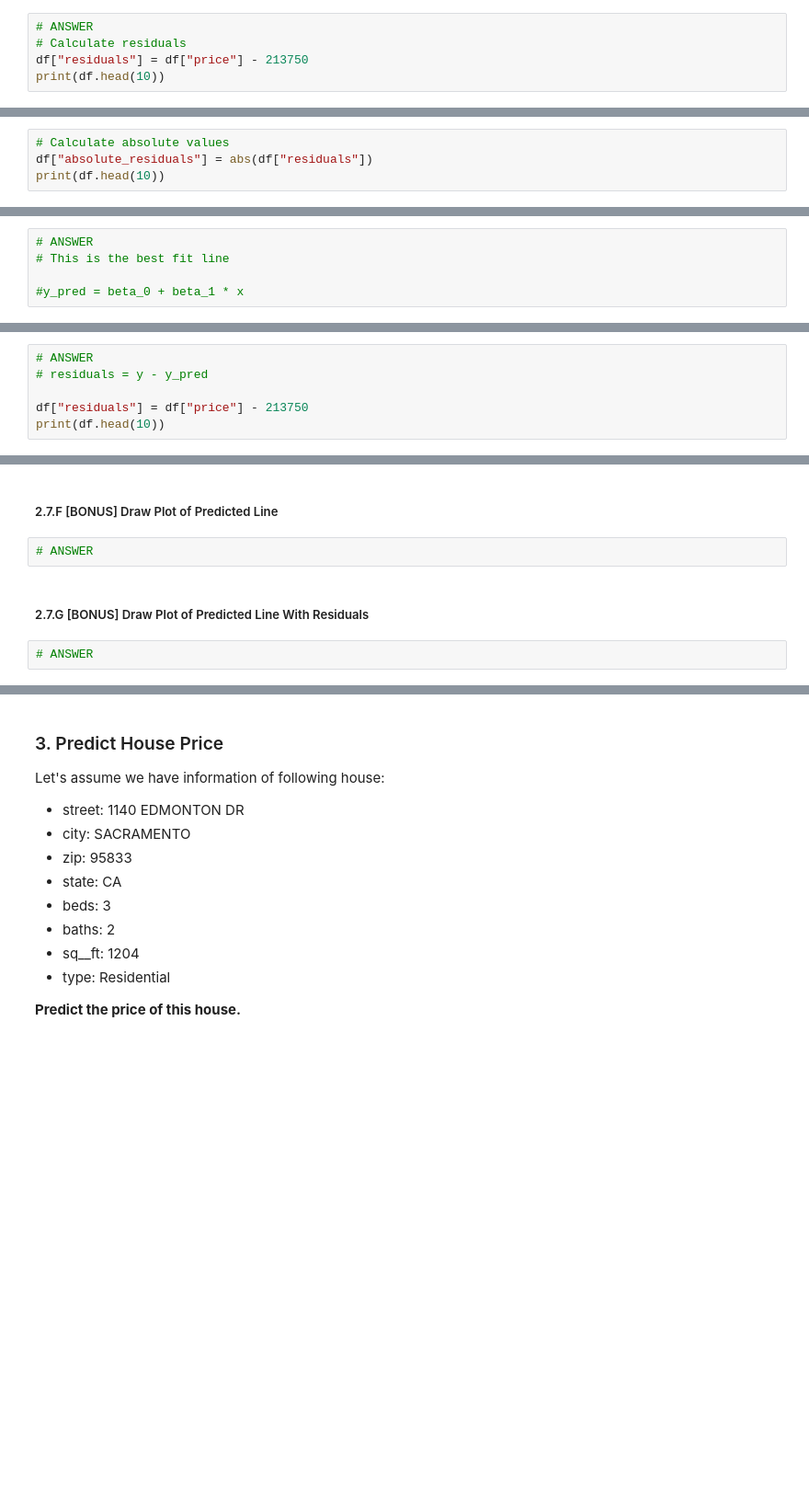
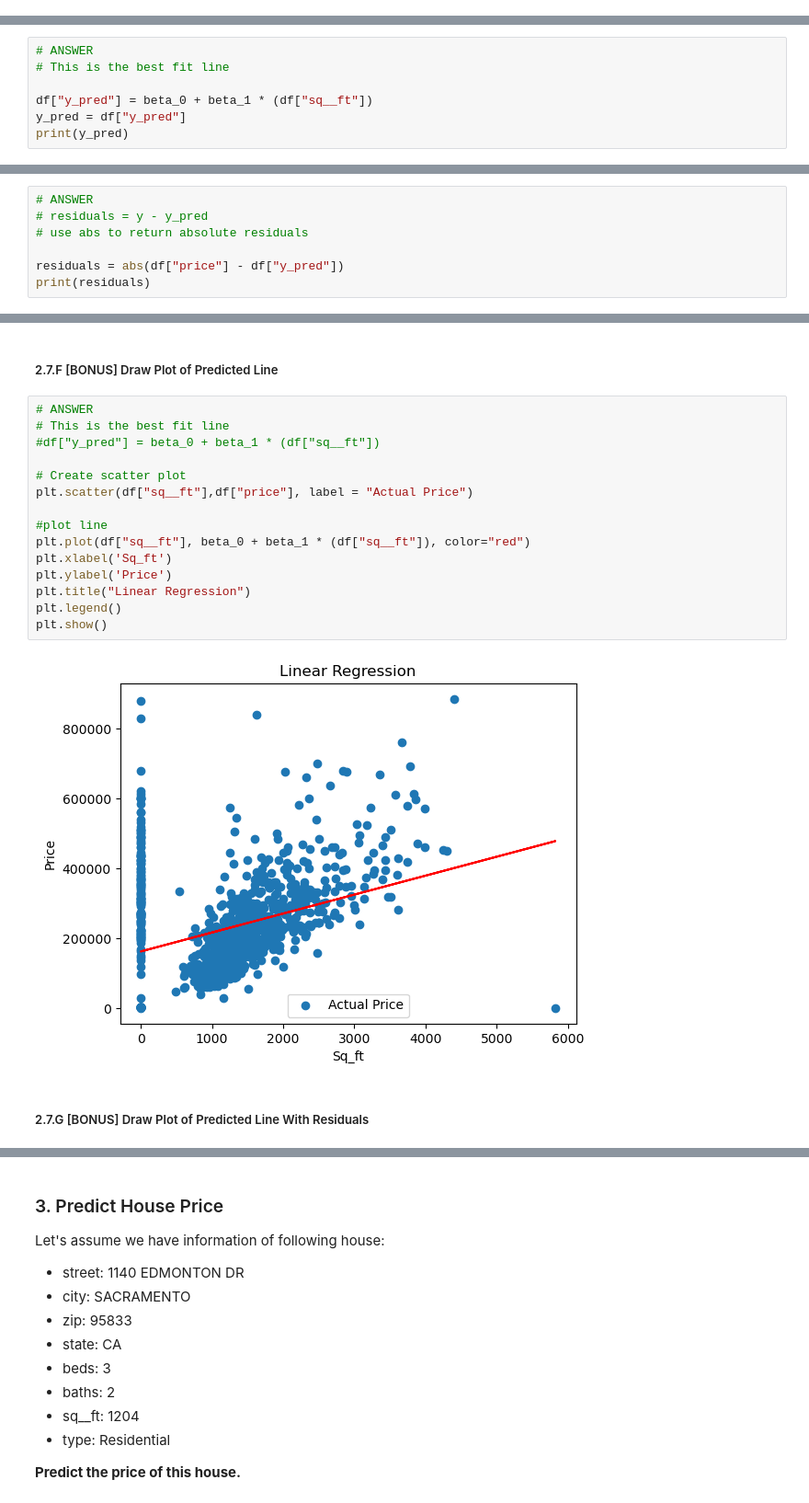
Before and after one commit to mdjroaming/IOD, a Jupyter notebook: Module 4/Labs 4/IOD_Lab 4.1.1.ipynb, the cells around one changed output, grey strips where cells are left out. Shown at 92% size. Saved outputs shown, nothing was run; the diff lists cells and outputs as text; blank space fills up the shorter version.

```diff
--- a/Module 4/Labs 4/IOD_Lab 4.1.1.ipynb
+++ b/Module 4/Labs 4/IOD_Lab 4.1.1.ipynb
@@ -176,8 +158,3 @@ Median price: 213750.0
 #### 2.5 Find Residuals
 
 Find difference between actual value and predicted value. Use absolute value.
-# %%
-# ANSWER
-# Calculate residuals
-df["residuals"] = df["price"] - 213750
-print(df.head(10))
@@ -202,4 +160,0 @@ print(df.head(10))
-# %%
-# Calculate absolute values
-df["absolute_residuals"] = abs(df["residuals"])
-print(df.head(10))
@@ -303,4 +248,6 @@ print(beta_0)
 # ANSWER
 # This is the best fit line
 
-#y_pred = beta_0 + beta_1 * x
+df["y_pred"] = beta_0 + beta_1 * (df["sq__ft"])
+y_pred = df["y_pred"]
+print(y_pred)
@@ -311,7 +271,8 @@ print(beta_0)
 # %%
 # ANSWER
 # residuals = y - y_pred
+# use abs to return absolute residuals
 
-df["residuals"] = df["price"] - 213750
-print(df.head(10))
+residuals = abs(df["price"] - df["y_pred"])
+print(residuals)
 # %% [output]
@@ -386,8 +342,21 @@ print(r2_result)
 # %% [markdown]
 ##### 2.7.F [BONUS] Draw Plot of Predicted Line
-# %%
-# ANSWER
+# %%
+# ANSWER
+# This is the best fit line
+#df["y_pred"] = beta_0 + beta_1 * (df["sq__ft"])
+
+# Create scatter plot
+plt.scatter(df["sq__ft"],df["price"], label = "Actual Price")
+
+#plot line
+plt.plot(df["sq__ft"], beta_0 + beta_1 * (df["sq__ft"]), color="red")
+plt.xlabel('Sq_ft')
+plt.ylabel('Price')
+plt.title("Linear Regression")
+plt.legend()
+plt.show()
+# %% [output]
+[figure, added]
 # %% [markdown]
 ##### 2.7.G [BONUS] Draw Plot of Predicted Line With Residuals
-# %%
-# ANSWER
```
Also changed, not shown: parts of 32 cells of this notebook, 22 other files.
